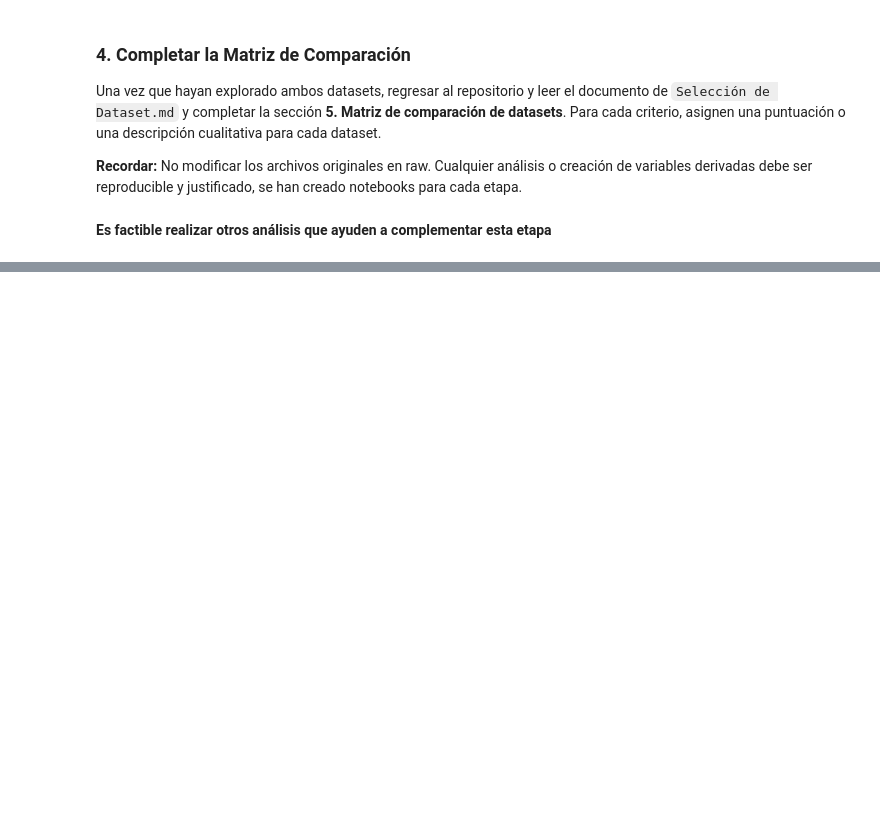
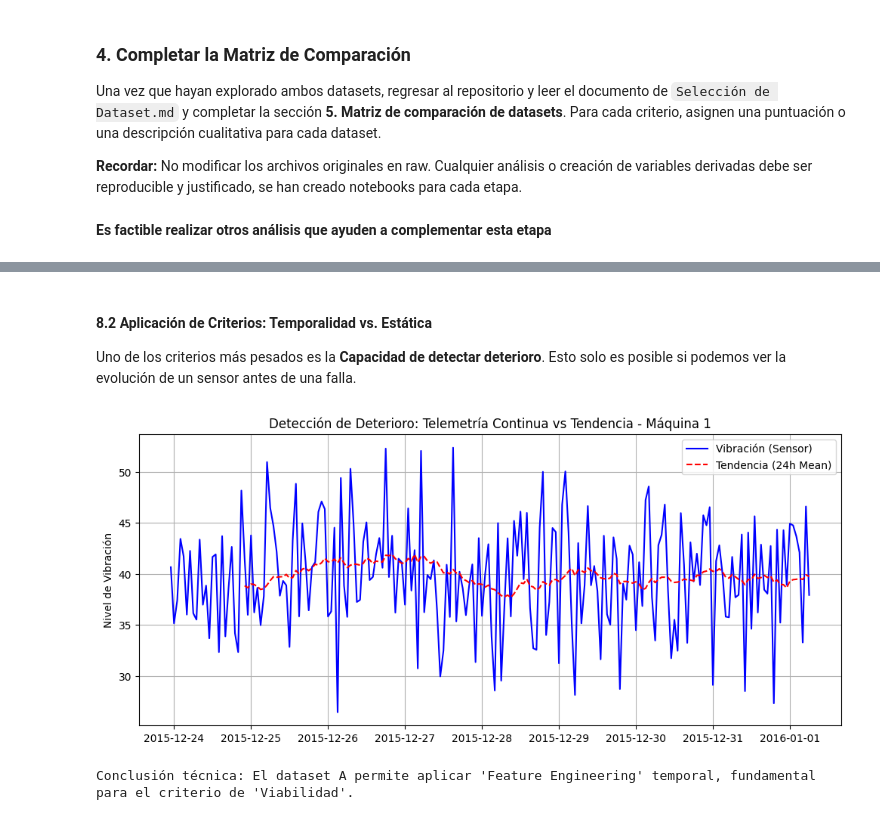
Before and after one commit to ARTARAUZ/S08-26-EQUIPO-24, a Jupyter notebook: notebooks/01_data_exploration.ipynb, the cells around one changed output, grey strips where cells are left out. Cells and saved outputs as stored; diff of their text form; code cells hidden in the pictures; blank space fills up the shorter version.

Commit message:
feat: notebook 01_data_exploration v0.2 - análisis comparativo automatizado Azure vs AI4I

```diff
--- a/notebooks/01_data_exploration.ipynb
+++ b/notebooks/01_data_exploration.ipynb
@@ -157,0 +367,19 @@ Una vez completada la matriz, el equipo se reunirá para revisar las evaluacione
+# %%
+# Análisis detallado de Cantidades y Tipos de Fallas
+# Justificación del Criterio: 'Cantidad de fallas' y 'Modos de falla'
+
+try:
+    print(f"--- ANALISIS DE DATOS: AZURE PdM ---")
+    print(f"Total de máquinas: {df_machines['machineID'].nunique()}")
+    print(f"Total de fallas registradas: {len(df_failures)}")
+    print("Distribución por tipo de componente fallido:")
+    display(df_failures['failure'].value_counts())
+
+    print(f"\n--- ANALISIS DE DATOS: AI4I 2020 ---")
+    print(f"Total de registros (instancias): {len(df_ai4i)}")
+    print(f"Total de fallas (binario): {df_ai4i['Machine failure'].sum()}")
+    print("Desglose por causa técnica (Multi-label):")
+    display(df_ai4i[['TWF', 'HDF', 'PWF', 'OSF', 'RNF']].sum())
+
+except NameError as e:
+    print(f"Error: Algunas variables no están cargadas. Re-ejecute las celdas de carga inicial. \nDetalle: {e}")
@@ -157,0 +407,37 @@ Una vez completada la matriz, el equipo se reunirá para revisar las evaluacione
+# %% [markdown]
+#### 8.2 Aplicación de Criterios: Temporalidad vs. Estática
+
+Uno de los criterios más pesados es la **Capacidad de detectar deterioro**. Esto solo es posible si podemos ver la evolución de un sensor antes de una falla.
+# %%
+# Aplicación de Criterios: Temporalidad y Detección de Deterioro
+# Azure permite ver la 'historia' del sensor antes de que ocurra la falla.
+
+try:
+    import matplotlib.pyplot as plt
+
+    # Convertir a datetime si no se hizo
+    df_telemetry['datetime'] = pd.to_datetime(df_telemetry['datetime'])
+
+    # Tomamos una ventana de tiempo de una máquina específica para ver el realismo industrial
+    m_id = 1
+    subset = df_telemetry[df_telemetry['machineID'] == m_id].sort_values('datetime').tail(200)
+
+    fig, ax1 = plt.subplots(figsize=(12, 5))
+    ax1.plot(subset['datetime'], subset['vibration'], color='blue', label='Vibración (Sensor)')
+    ax1.set_ylabel('Nivel de Vibración')
+
+    # Variable derivada simple para mostrar potencial
+    subset['vibration_rolling_avg'] = subset['vibration'].rolling(window=24).mean()
+    ax1.plot(subset['datetime'], subset['vibration_rolling_avg'], color='red', linestyle='--', label='Tendencia (24h Mean)')
+
+    plt.title(f"Detección de Deterioro: Telemetría Continua vs Tendencia - Máquina {m_id}")
+    plt.legend()
+    plt.grid(True)
+    plt.show()
+
+    print("Conclusión técnica: El dataset A permite aplicar 'Feature Engineering' temporal, fundamental para el criterio de 'Viabilidad'.")
+except Exception as e:
+    print(f"Error al generar el análisis visual: {e}")
+# %% [output]
+[figure, added]
+Conclusión técnica: El dataset A permite aplicar 'Feature Engineering' temporal, fundamental para el criterio de 'Viabilidad'.
```
Also changed, not shown: parts of 32 cells of this notebook.
